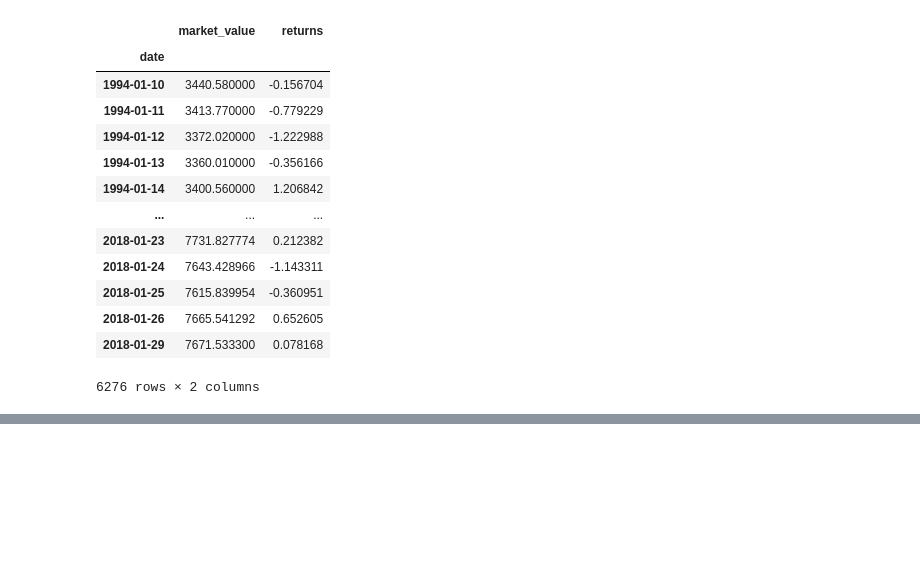
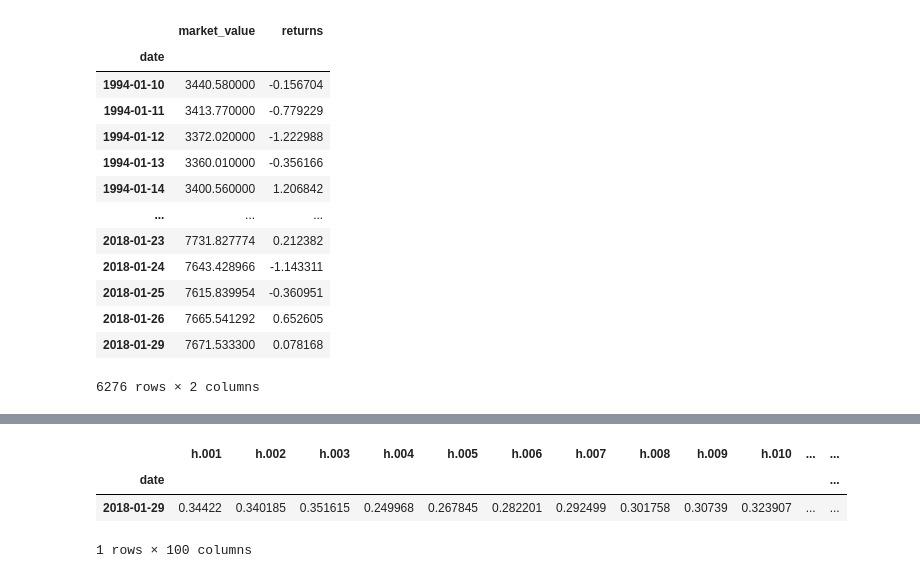
Before and after one commit to niranjan-kamal/time_series_models, a Jupyter notebook: Volatility_models_&_multivariate_regression.ipynb, the cells around one changed output, grey strips where cells are left out. Cells and saved outputs as stored; diff of their text form; code cells hidden in the pictures; blank space fills up the shorter version.

```diff
--- a/Volatility_models.ipynb
+++ b/Volatility_models_&_multivariate_regression.ipynb
@@ -575,0 +592,8 @@ plt.show()
+# %%
+# i want to plot pred_garch.variance.iloc[-1:] for the next 100 days with h1, h2, h3,... on the x axis
+pred_garch.variance.iloc[-1:]
+# %% [output]
+|  | h.001 | h.002 | h.003 | h.004 | h.005 | h.006 | h.007 | h.008 | h.009 | h.010 | ... | ... |
+| date |  |  |  |  |  |  |  |  |  |  |  | ... |
+| 2018-01-29 | 0.34422 | 0.340185 | 0.351615 | 0.249968 | 0.267845 | 0.282201 | 0.292499 | 0.301758 | 0.30739 | 0.323907 | ... | ... |
+1 rows × 100 columns
```
Also changed, not shown: parts of 13 cells of this notebook.
